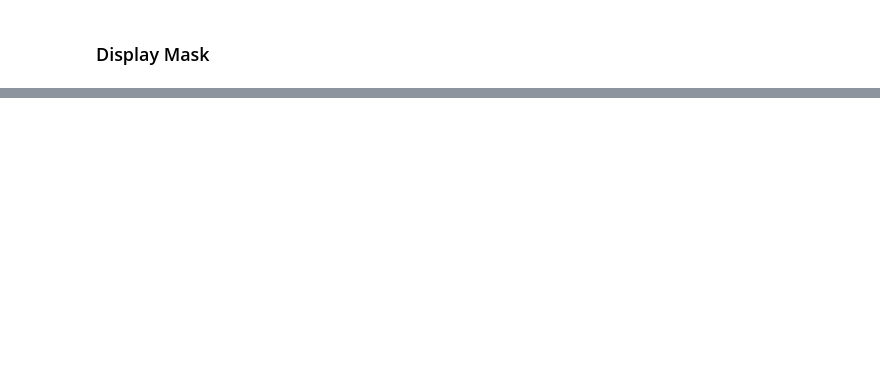
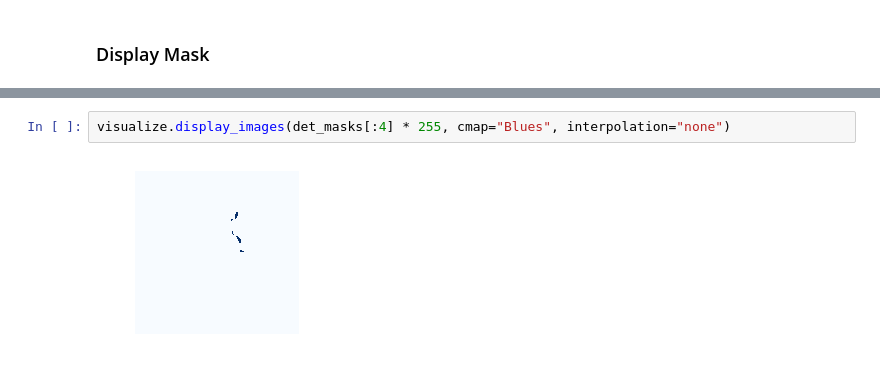
Before and after one commit to russoale/MaskRCNN, a Jupyter notebook: samples/jump/inspect_model.ipynb, the cells around one changed output, grey strips where cells are left out. Saved outputs shown, nothing was run; the diff lists cells and outputs as text; blank space fills up the shorter version.

```diff
--- a/samples/jump/inspect_model.ipynb
+++ b/samples/jump/inspect_model.ipynb
@@ -254,0 +278,4 @@ visualize.display_instances(image, bboxes_result, mask_result, class_ids_result,
+# %%
+visualize.display_images(det_masks[:4] * 255, cmap="Blues", interpolation="none")
+# %% [output]
+[figure, added]
```
Also changed, not shown: parts of 13 cells of this notebook, 1 other file.
